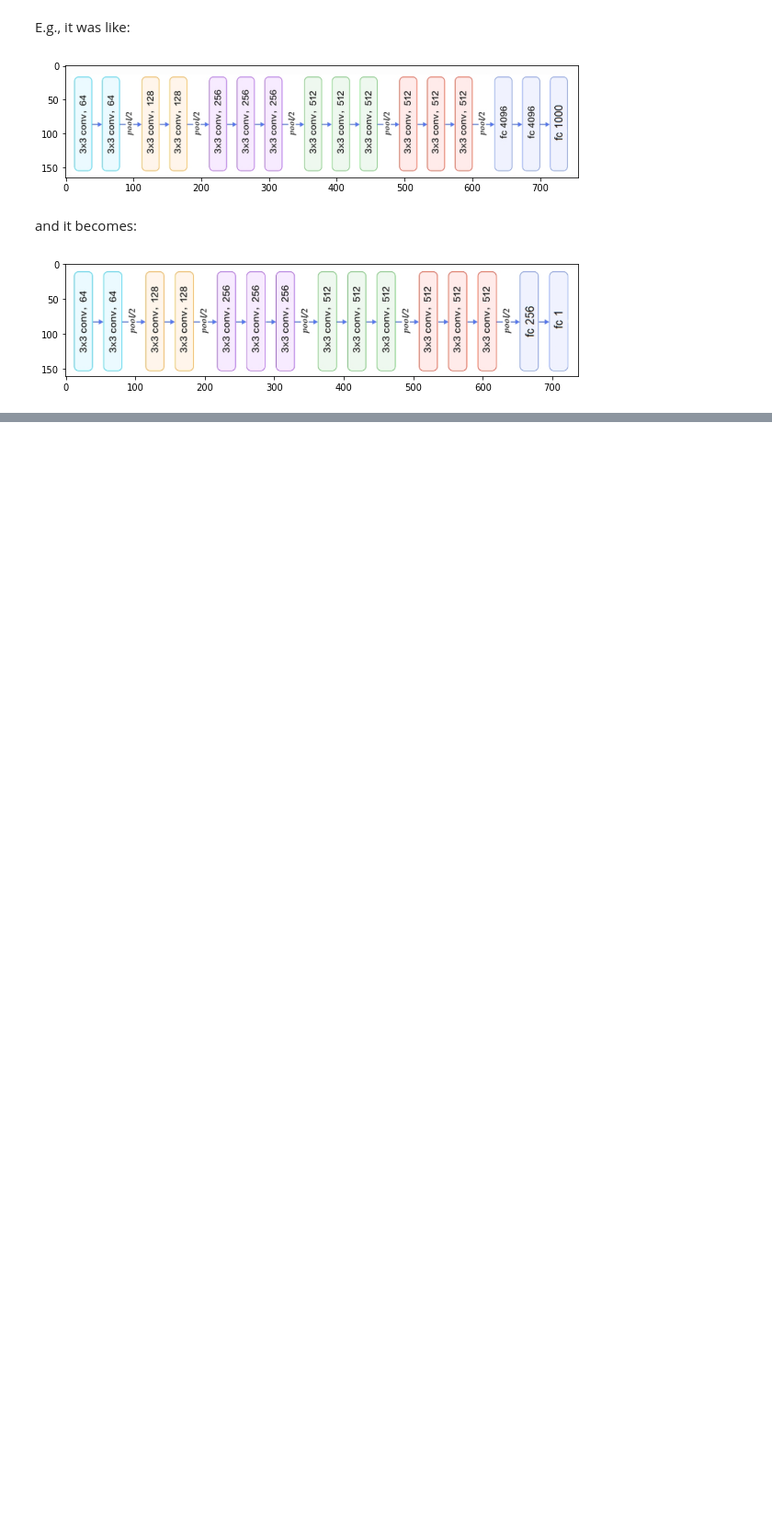
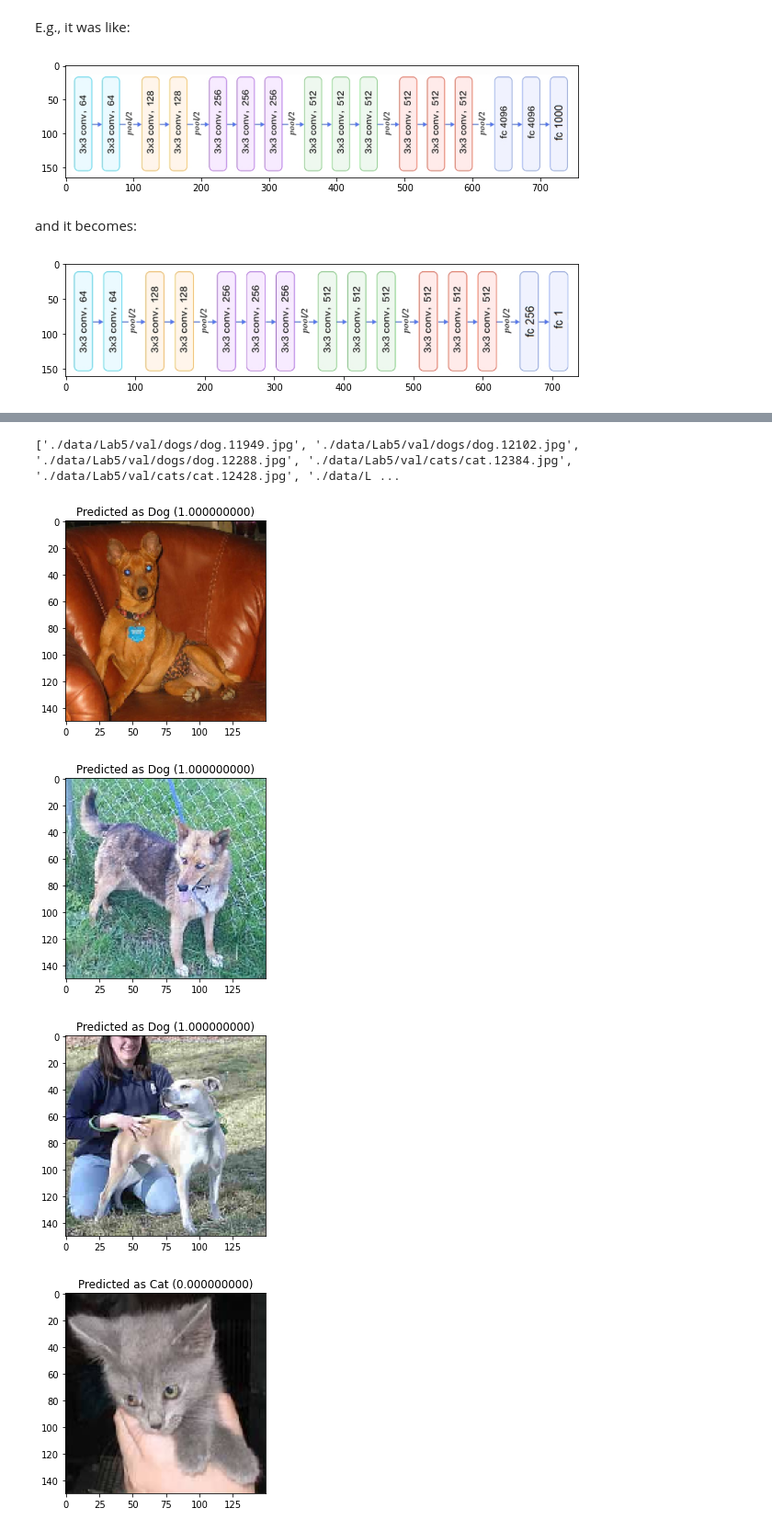
Before and after one commit to bogya345/MLT_labs, a Jupyter notebook: Volkov_Bogdan_J41321c_MLT_2022_Lab5.ipynb, the cells around one changed output, grey strips where cells are left out. Shown at 92% size. Cells and saved outputs as stored; diff of their text form; code cells hidden in the pictures; blank space fills up the shorter version.

```diff
--- a/Volkov_Bogdan_J41321c_MLT_2022_Lab5.ipynb
+++ b/Volkov_Bogdan_J41321c_MLT_2022_Lab5.ipynb
@@ -339,0 +368,34 @@ Accuracy on test data: 90.76%
+# %%
+def checking(files, model, target_size=(img_width, img_height)):
+    for file in files:
+        img = image.load_img(file, target_size=target_size)
+        plt.imshow(img)
+
+        img_array = image.img_to_array(img)
+        img_batch = np.expand_dims(img_array, axis=0)
+
+        img_preprocessed = preprocess_input(img_batch)
+
+        prediction = model.predict(img_preprocessed)
+        proba = prediction[0][0]
+        suggestion = 'Dog' if proba > 0.5 else 'Cat'
+
+        plt.title("Predicted as {} ({:.9f})".format(suggestion, proba))
+        plt.show()
+        continue
+    pass
+# %%
+files_to_check_dogs = ['./data/Lab5/val/dogs/'+i for i in random.choices(os.listdir('./data/Lab5/val/dogs/'), k=5)]
+files_to_check_cats = ['./data/Lab5/val/cats/'+i for i in random.choices(os.listdir('./data/Lab5/val/cats/'), k=5)]
+files_to_check = files_to_check_dogs + files_to_check_cats
+random.shuffle(files_to_check)
+print(files_to_check)
+# %% [output]
+['./data/Lab5/val/dogs/dog.11949.jpg', './data/Lab5/val/dogs/dog.12102.jpg', './data/Lab5/val/dogs/dog.12288.jpg', './data/Lab5/val/cats/cat.12384.jpg', './data/Lab5/val/cats/cat.12428.jpg', './data/L ...
+# %%
+checking(files_to_check, model)
+# %% [output]
+[figure, added]
+[figure, added]
+[figure, added]
+[figure, added]
```
Also changed, not shown: parts of 9 cells of this notebook.
